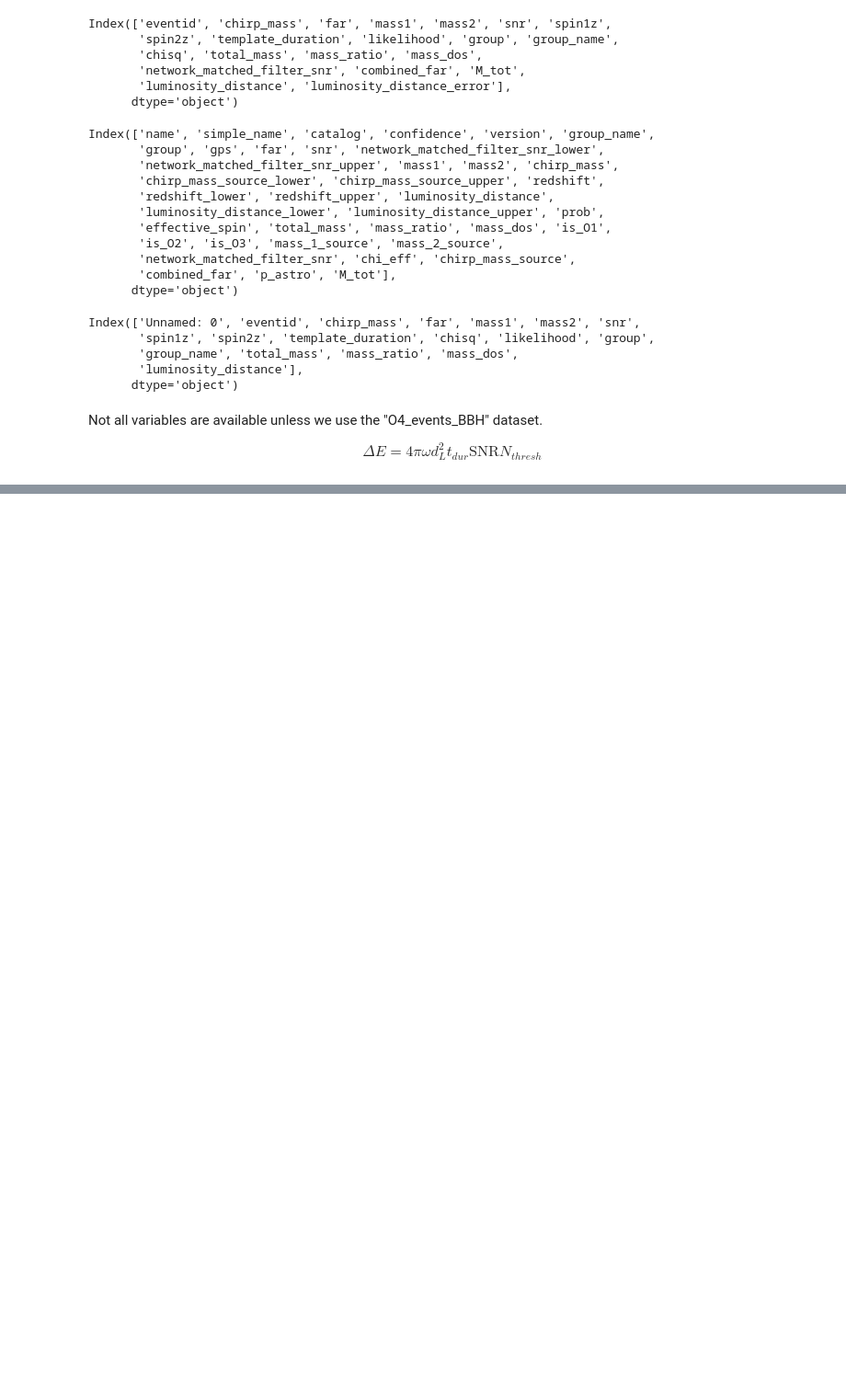
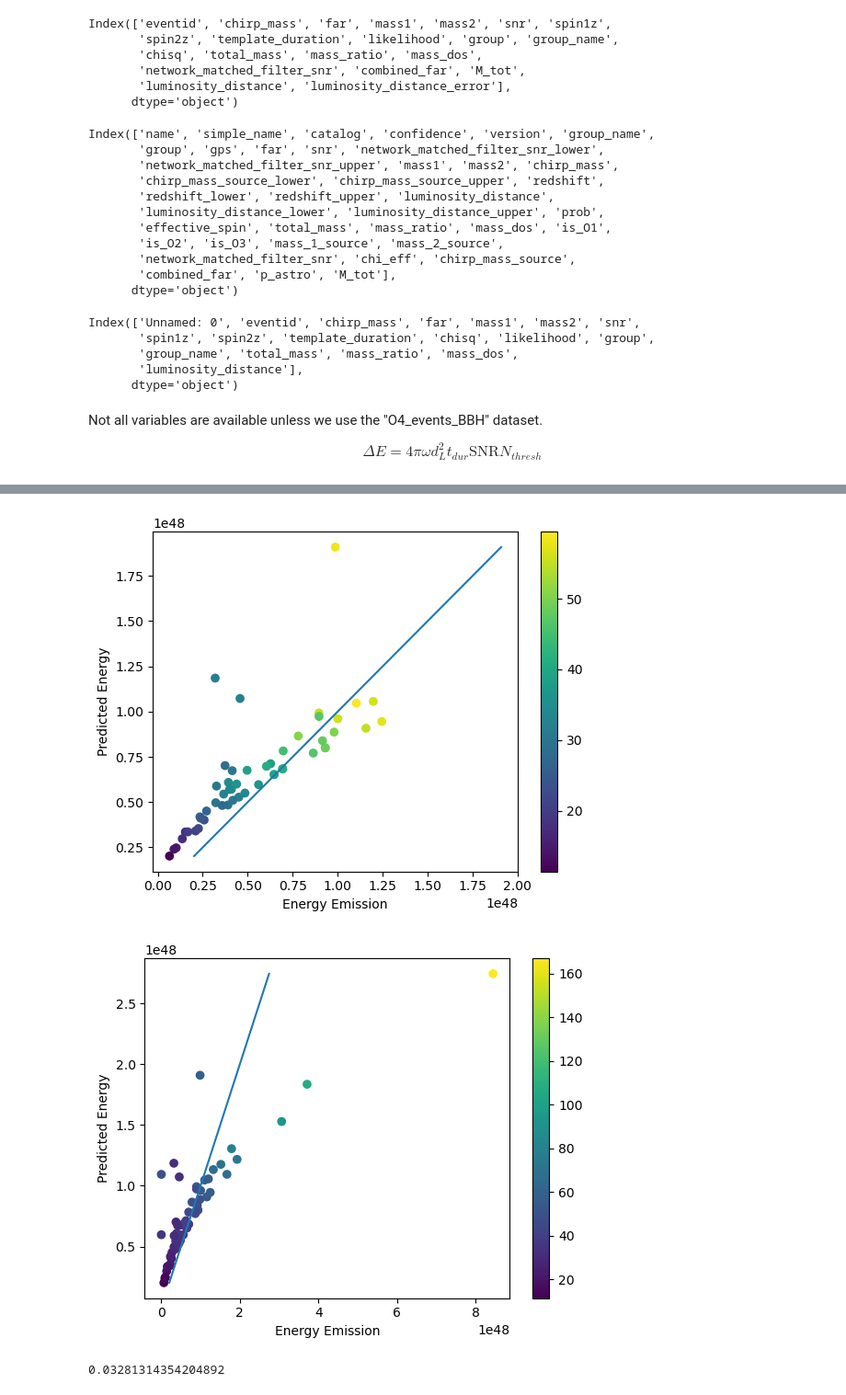
Before and after one commit to AndrewValentini/Gravitational-Waves-Research-23-24, a Jupyter notebook: Data Analysis/EnergyDifference.ipynb, the cells around one changed output, grey strips where cells are left out. Shown at 92% size. Drawn from its saved outputs; the diff is of its cells as text; code cells hidden in the pictures; blank space fills up the shorter version.

```diff
--- a/Data Analysis/EnergyDifference.ipynb
+++ b/Data Analysis/EnergyDifference.ipynb
@@ -60,8 +158,7 @@ epsilon = 0.04
 # %%
-sub_df_O3 = O3_all_predicted[(O3_all_predicted["template_duration"]>0) & (O3_all_predicted["template_duration"]<6) & (O3_all_predicted["luminosity_distance"]>0)]
-sub_df_O3["energy_emission"] = ((c**3)/(4*G))*((sub_df_O3["luminosity_distance"]*omega*sub_df_O3["snr"]*N_thresh*3.086e+22)**2)*sub_df_O3["template_duration"]
-sub_df_O3["act_energy_emission"] = epsilon*(sub_df_O3["total_mass"]*1.989e+30)*(c**2)
+sub_df_O3 = O3_all_predicted[(O3_all_predicted["template_duration"]>0) & (O3_all_predicted["luminosity_distance"]>0)]
+#sub_df_O3["energy_emission"] = ((c**3)/(4*G))*((sub_df_O3["luminosity_distance"]*sub_df_O3["snr"]*N_thresh*strain_magnitude)**2)*effective_spin(sub_df_O3["chirp_mass"]*1.989e+30,sub_df_O3["template_duration"])
+#sub_df_O3["act_energy_emission"] = epsilon*(sub_df_O3["total_mass"]*1.989e+30)*(c**2)
 
-sub_df_O4 = O4_events_BBH[(O4_events_BBH["template_duration"]>0) & (O4_events_BBH["template_duration"]<10) & (O4_events_BBH["luminosity_distance"]>0)]
-sub_df_O4["energy_emission"] = ((c**3)/(4*G))*((sub_df_O4["luminosity_distance"]*omega*sub_df_O4["snr"]*N_thresh*3.086e+22)**2)*sub_df_O4["template_duration"]
-sub_df_O4["act_energy_emission"] = epsilon*(sub_df_O4["total_mass"]*1.989e+30)*(c**2)
+sub_df_O4 = O4_BBH[(O4_BBH["template_duration"]>0) & (O4_BBH["luminosity_distance"]>0) & (O4_BBH["chirp_mass"]<60)]
+#sub_df_O4["energy_emission"] = ((c**3)/(4*G))*((sub_df_O4["luminosity_distance"]*O4_SNR_scale_factor*sub_df_O4["snr"]*N_thresh*strain_magnitude)**2)*effective_spin(sub_df_O4["chirp_mass"]*1.989e+30,sub_df_O4["template_duration"])
@@ -101,0 +227,31 @@ plt.show()
+# %%
+epsilon = 0.04
+energy = effective_energy(sub_df_O4["chirp_mass"]*1.989e+30, sub_df_O4["mass1"]*1.989e+30, sub_df_O4["mass2"]*1.989e+30, sub_df_O4["template_duration"], const=1, quality=100000)
+energy_emission = epsilon*(sub_df_O4["total_mass"]*1.989e+30)*(c**2)
+plt.scatter(energy, energy_emission, c=sub_df_O4["chirp_mass"])
+plt.colorbar()
+plt.xlabel("Energy Emission")
+plt.ylabel("Predicted Energy")
+plt.plot([np.min(energy_emission), np.max(energy_emission)], [np.min(energy_emission), np.max(energy_emission)])
+plt.show()
+
+energy = effective_energy(O4_BBH["chirp_mass"]*1.989e+30, O4_BBH["mass1"]*1.989e+30, O4_BBH["mass2"]*1.989e+30, O4_BBH["template_duration"], const=1, quality=100000)
+energy_emission = epsilon*(O4_BBH["total_mass"]*1.989e+30)*(c**2)
+plt.scatter(energy, energy_emission, c=O4_BBH["chirp_mass"])
+plt.colorbar()
+plt.xlabel("Energy Emission")
+plt.ylabel("Predicted Energy")
+plt.plot([np.min(energy_emission), np.max(energy_emission)], [np.min(energy_emission), np.max(energy_emission)])
+plt.show()
+# %% [output]
+[figure, added]
+[figure, added]
+# %%
+def epsilon_energy_model(total_mass, epsilon, c=299792458):
+    return epsilon*(total_mass)*(c**2)
+
+energy = effective_energy(sub_df_O4["chirp_mass"]*1.989e+30, sub_df_O4["mass1"]*1.989e+30, sub_df_O4["mass2"]*1.989e+30, sub_df_O4["template_duration"], const=1, quality=100000)
+epsilon = np.abs(curve_fit(epsilon_energy_model, (sub_df_O4["total_mass"]*1.989e+30), (energy), p0=[0.04])[0][0])
+print(epsilon)
+# %% [output]
+0.03281314354204892
```
Also changed, not shown: parts of 18 cells of this notebook.
